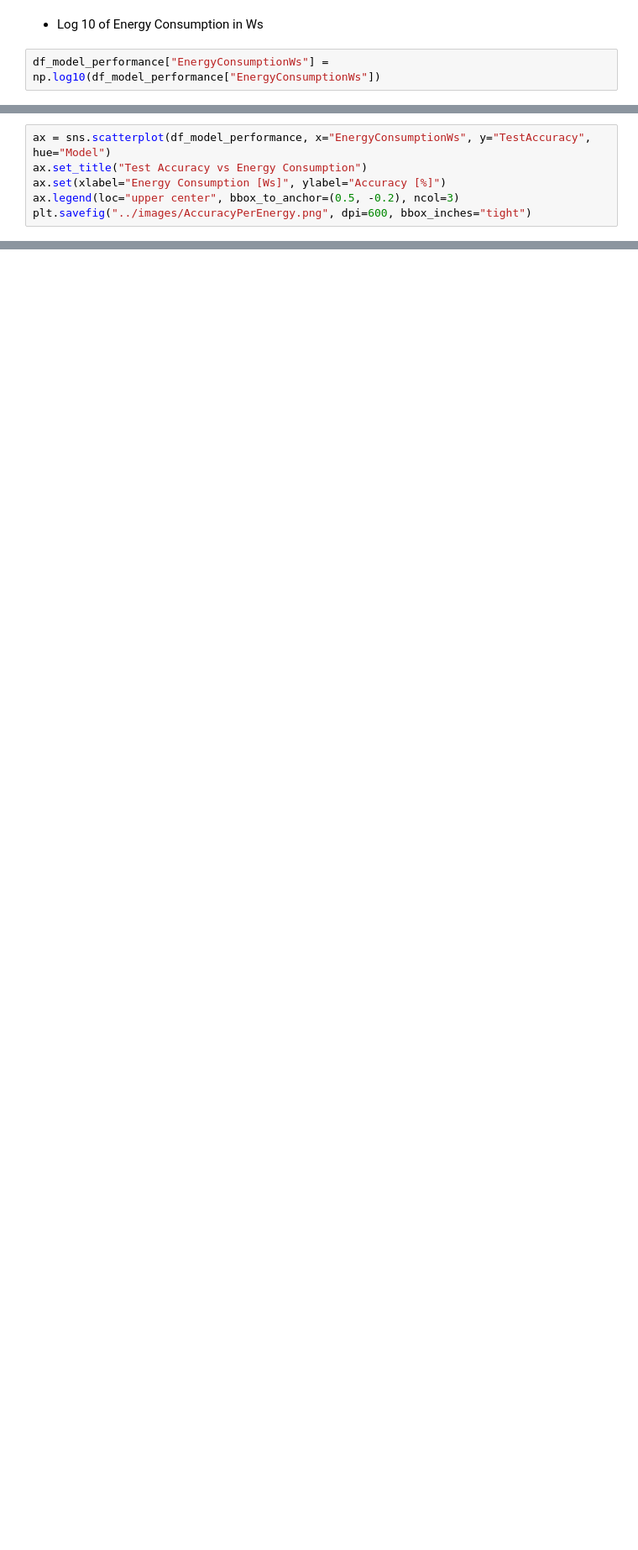
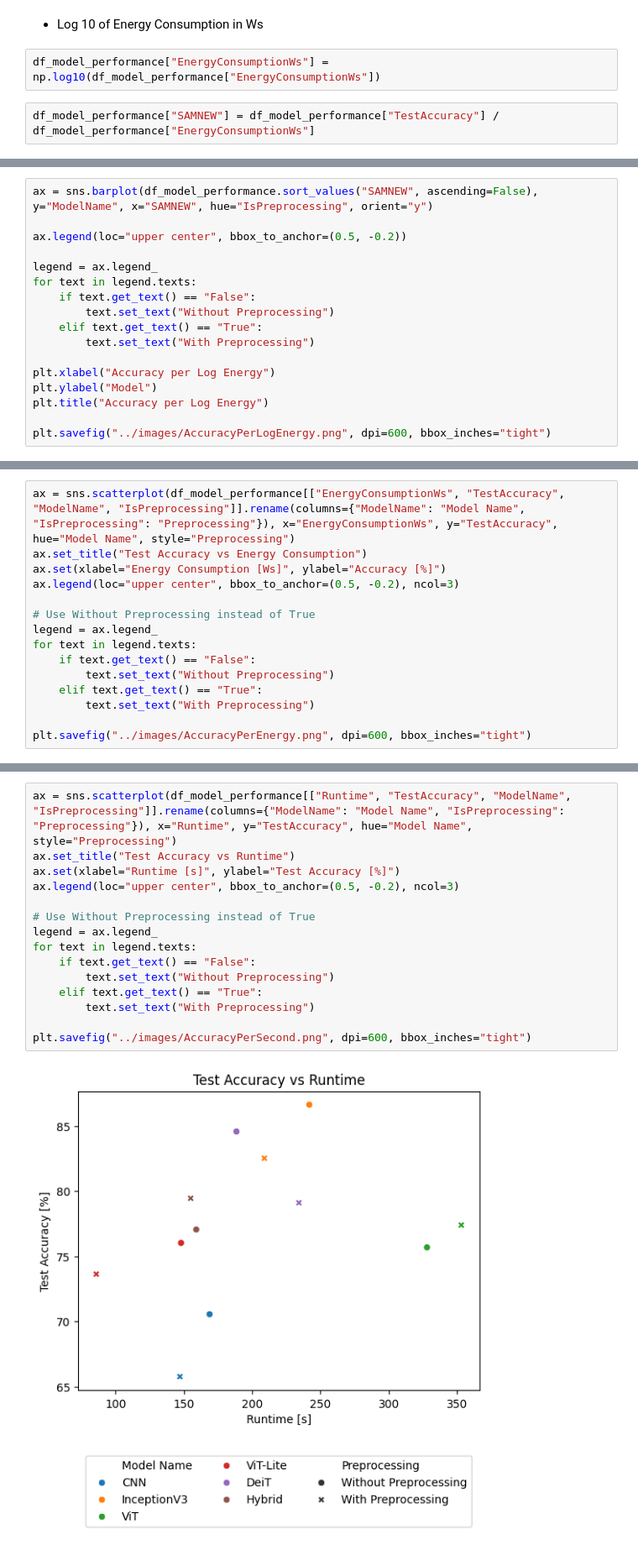
Before and after one commit to Sangeeths11/DeepLearningComputerVision, a Jupyter notebook: wandbVersion/energy_consumption.ipynb, the cells around one changed output, grey strips where cells are left out. Shown: that part at 84% size. Cells and saved outputs as stored; diff of their text form; blank space fills up the shorter version.

Commit message:
add model name and split by preprocessing or no preprocessing

```diff
--- a/wandbVersion/energy_consumption.ipynb
+++ b/wandbVersion/energy_consumption.ipynb
@@ -155,3 +342,5 @@ ax.set_title("SAM with alpha = 1")
 - Log 10 of Energy Consumption in Ws
 # %%
 df_model_performance["EnergyConsumptionWs"] = np.log10(df_model_performance["EnergyConsumptionWs"])
+# %%
+df_model_performance["SAMNEW"] = df_model_performance["TestAccuracy"] / df_model_performance["EnergyConsumptionWs"]
@@ -157,0 +356,17 @@ df_model_performance["EnergyConsumptionWs"] = np.log10(df_model_performance["Ene
+# %%
+ax = sns.barplot(df_model_performance.sort_values("SAMNEW", ascending=False), y="ModelName", x="SAMNEW", hue="IsPreprocessing", orient="y")
+
+ax.legend(loc="upper center", bbox_to_anchor=(0.5, -0.2))
+
+legend = ax.legend_
+for text in legend.texts:
+    if text.get_text() == "False":
+        text.set_text("Without Preprocessing")
+    elif text.get_text() == "True":
+        text.set_text("With Preprocessing")
+
+plt.xlabel("Accuracy per Log Energy")
+plt.ylabel("Model")
+plt.title("Accuracy per Log Energy")
+
+plt.savefig("../images/AccuracyPerLogEnergy.png", dpi=600, bbox_inches="tight")
@@ -158,6 +379,15 @@ df_model_performance["EnergyConsumptionWs"] = np.log10(df_model_performance["Ene
 # %%
-ax = sns.scatterplot(df_model_performance, x="EnergyConsumptionWs", y="TestAccuracy", hue="Model")
+ax = sns.scatterplot(df_model_performance[["EnergyConsumptionWs", "TestAccuracy", "ModelName", "IsPreprocessing"]].rename(columns={"ModelName": "Model Name", "IsPreprocessing": "Preprocessing"}), x="EnergyConsumptionWs", y="TestAccuracy", hue="Model Name", style="Preprocessing")
 ax.set_title("Test Accuracy vs Energy Consumption")
 ax.set(xlabel="Energy Consumption [Ws]", ylabel="Accuracy [%]")
 ax.legend(loc="upper center", bbox_to_anchor=(0.5, -0.2), ncol=3)
+
+# Use Without Preprocessing instead of True
+legend = ax.legend_
+for text in legend.texts:
+    if text.get_text() == "False":
+        text.set_text("Without Preprocessing")
+    elif text.get_text() == "True":
+        text.set_text("With Preprocessing")
+
 plt.savefig("../images/AccuracyPerEnergy.png", dpi=600, bbox_inches="tight")
@@ -174,3 +416,20 @@ ax.legend(loc="upper center", bbox_to_anchor=(0.5, -0.2), ncol=3)
+# %%
+ax = sns.scatterplot(df_model_performance[["Runtime", "TestAccuracy", "ModelName", "IsPreprocessing"]].rename(columns={"ModelName": "Model Name", "IsPreprocessing": "Preprocessing"}), x="Runtime", y="TestAccuracy", hue="Model Name", style="Preprocessing")
+ax.set_title("Test Accuracy vs Runtime")
+ax.set(xlabel="Runtime [s]", ylabel="Test Accuracy [%]")
+ax.legend(loc="upper center", bbox_to_anchor=(0.5, -0.2), ncol=3)
+
+# Use Without Preprocessing instead of True
+legend = ax.legend_
+for text in legend.texts:
+    if text.get_text() == "False":
+        text.set_text("Without Preprocessing")
+    elif text.get_text() == "True":
+        text.set_text("With Preprocessing")
+
+plt.savefig("../images/AccuracyPerSecond.png", dpi=600, bbox_inches="tight")
+# %% [output]
+[figure, added]
 # %%
 ax = sns.scatterplot(df_model_performance, x="Runtime", y="TestAccuracy", hue="Model")
 ax.set_title("Test Accuracy vs Runtime")
```
Also changed, not shown: parts of 31 cells of this notebook.
